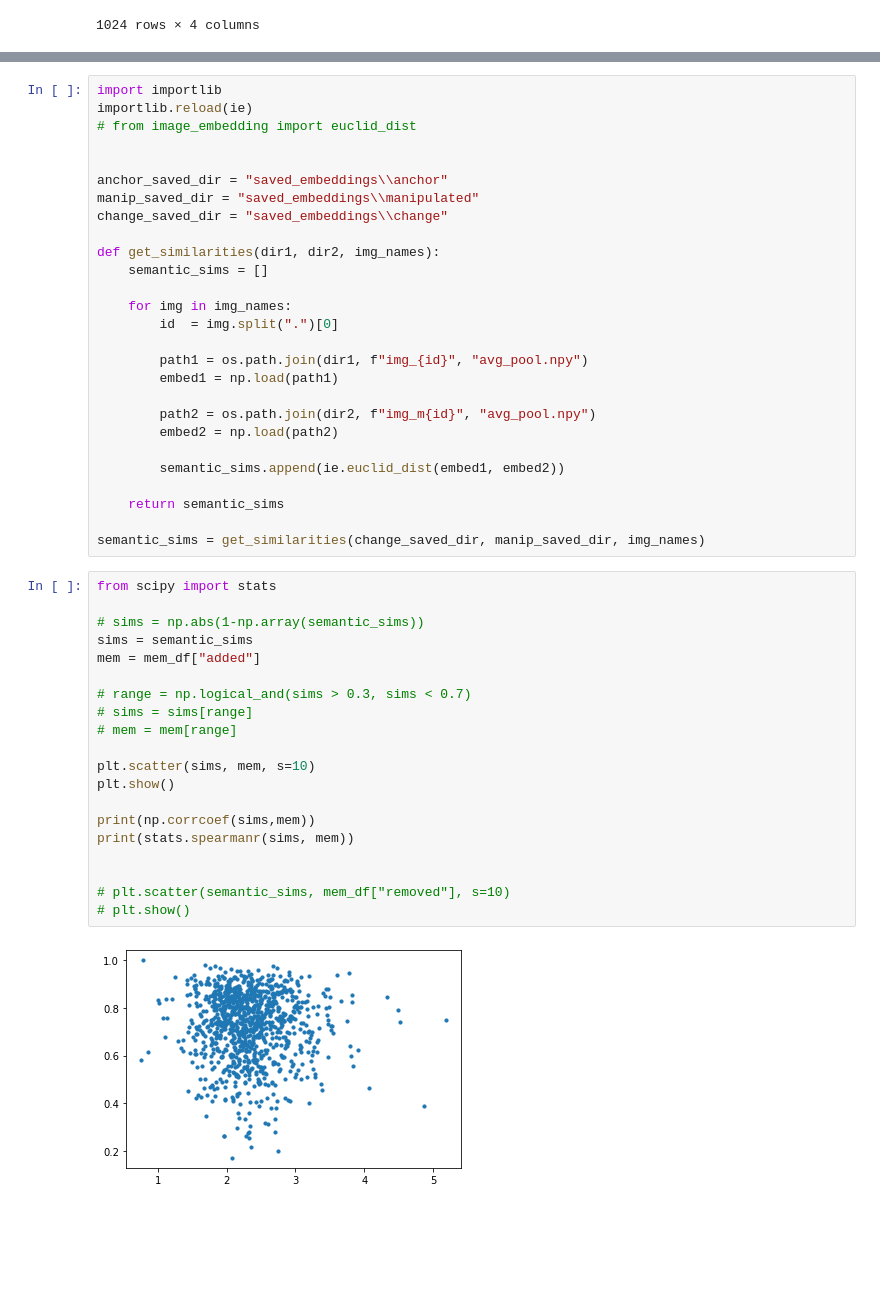
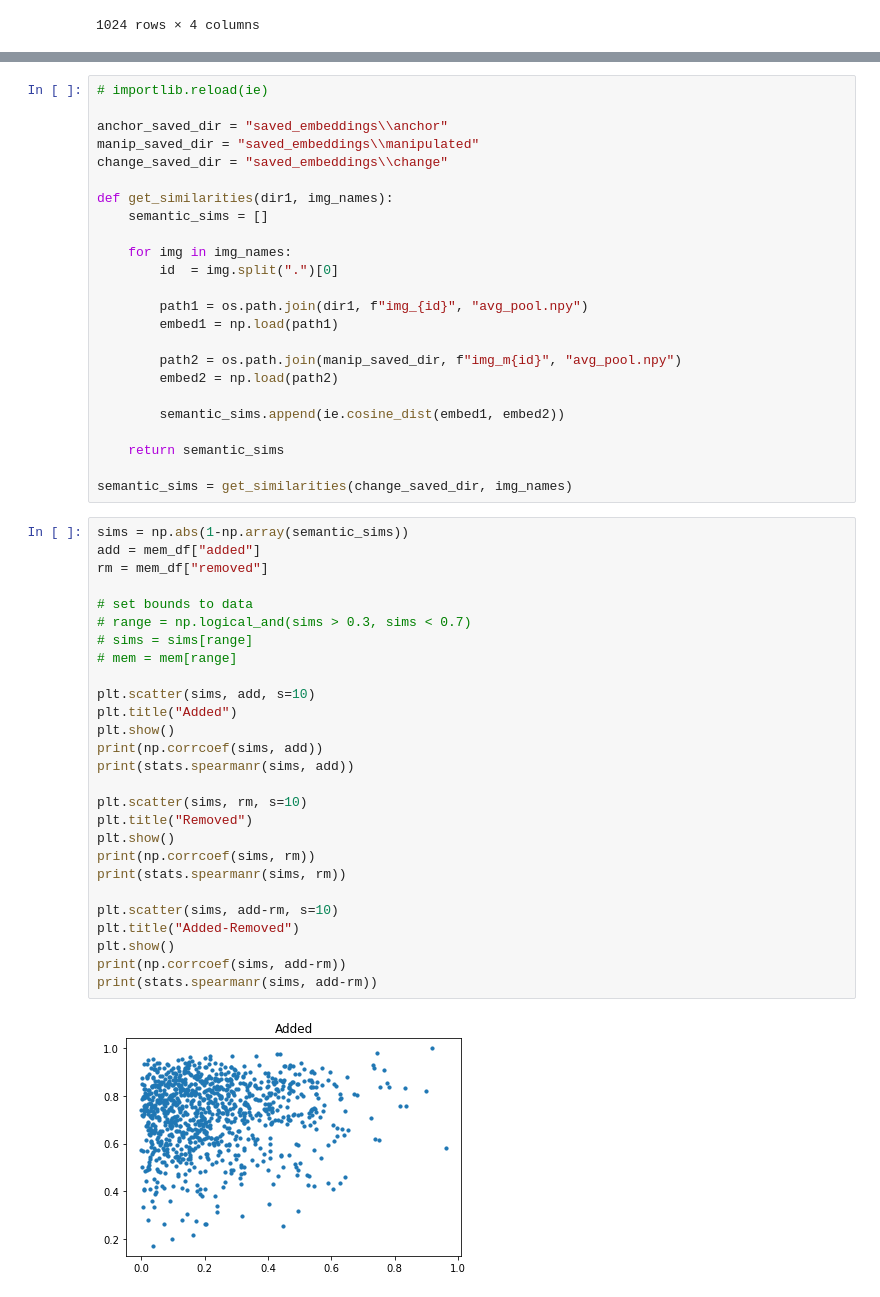
Before and after one commit to nathanwangai/change_detection_memorability, a Jupyter notebook: network_modeling.ipynb, the cells around one changed output, grey strips where cells are left out. Drawn from its saved outputs; the diff is of its cells as text; blank space fills up the shorter version.

```diff
--- a/network_modeling.ipynb
+++ b/network_modeling.ipynb
@@ -249,14 +253,11 @@ Added condition: higher memorability when the change as *lower* semantic similar
 # %%
-import importlib
-importlib.reload(ie)
-# from image_embedding import euclid_dist
-
+# importlib.reload(ie)
 
 anchor_saved_dir = "saved_embeddings\\anchor"
 manip_saved_dir = "saved_embeddings\\manipulated"
 change_saved_dir = "saved_embeddings\\change"
 
-def get_similarities(dir1, dir2, img_names):
+def get_similarities(dir1, img_names):
     semantic_sims = []
 
     for img in img_names:
@@ -265,33 +266,40 @@ def get_similarities(dir1, dir2, img_names):
         path1 = os.path.join(dir1, f"img_{id}", "avg_pool.npy")
         embed1 = np.load(path1)
 
-        path2 = os.path.join(dir2, f"img_m{id}", "avg_pool.npy")
+        path2 = os.path.join(manip_saved_dir, f"img_m{id}", "avg_pool.npy")
         embed2 = np.load(path2)
 
-        semantic_sims.append(ie.euclid_dist(embed1, embed2))
+        semantic_sims.append(ie.cosine_dist(embed1, embed2))
 
     return semantic_sims
 
-semantic_sims = get_similarities(change_saved_dir, manip_saved_dir, img_names)
+semantic_sims = get_similarities(change_saved_dir, img_names)
 # %%
-from scipy import stats
+sims = np.abs(1-np.array(semantic_sims))
+add = mem_df["added"]
+rm = mem_df["removed"]
 
-# sims = np.abs(1-np.array(semantic_sims))
-sims = semantic_sims
-mem = mem_df["added"]
-
+# set bounds to data
 # range = np.logical_and(sims > 0.3, sims < 0.7)
 # sims = sims[range]
 # mem = mem[range]
 
-plt.scatter(sims, mem, s=10)
+plt.scatter(sims, add, s=10)
+plt.title("Added")
 plt.show()
+print(np.corrcoef(sims, add))
+print(stats.spearmanr(sims, add))
 
-print(np.corrcoef(sims,mem))
-print(stats.spearmanr(sims, mem))
+plt.scatter(sims, rm, s=10)
+plt.title("Removed")
+plt.show()
+print(np.corrcoef(sims, rm))
+print(stats.spearmanr(sims, rm))
 
-
-# plt.scatter(semantic_sims, mem_df["removed"], s=10)
-# plt.show()
+plt.scatter(sims, add-rm, s=10)
+plt.title("Added-Removed")
+plt.show()
+print(np.corrcoef(sims, add-rm))
+print(stats.spearmanr(sims, add-rm))
 # %% [output]
-[figure, old version]
+[figure, new version]
```
Also changed, not shown: parts of 10 cells of this notebook.
